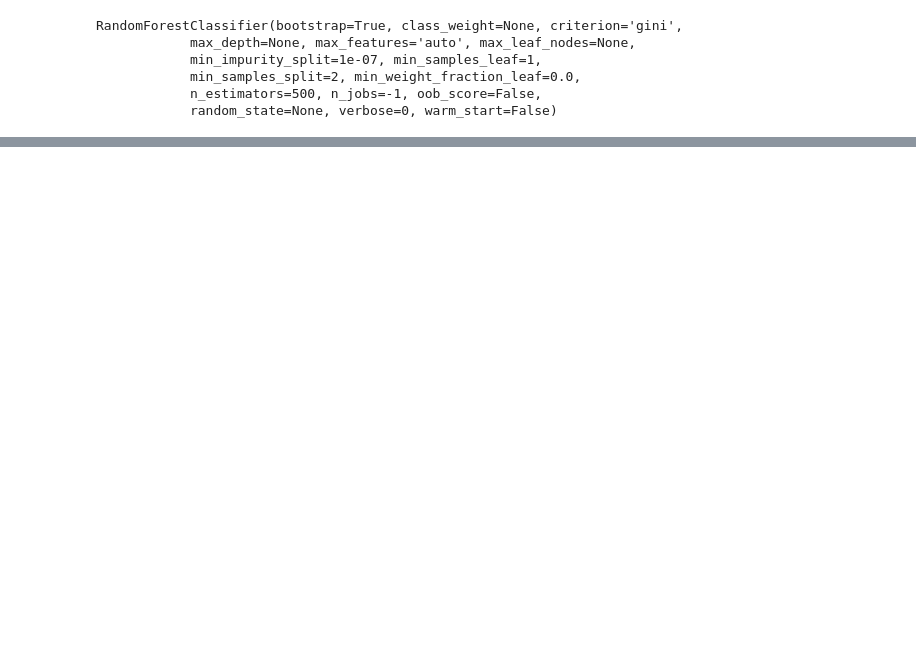
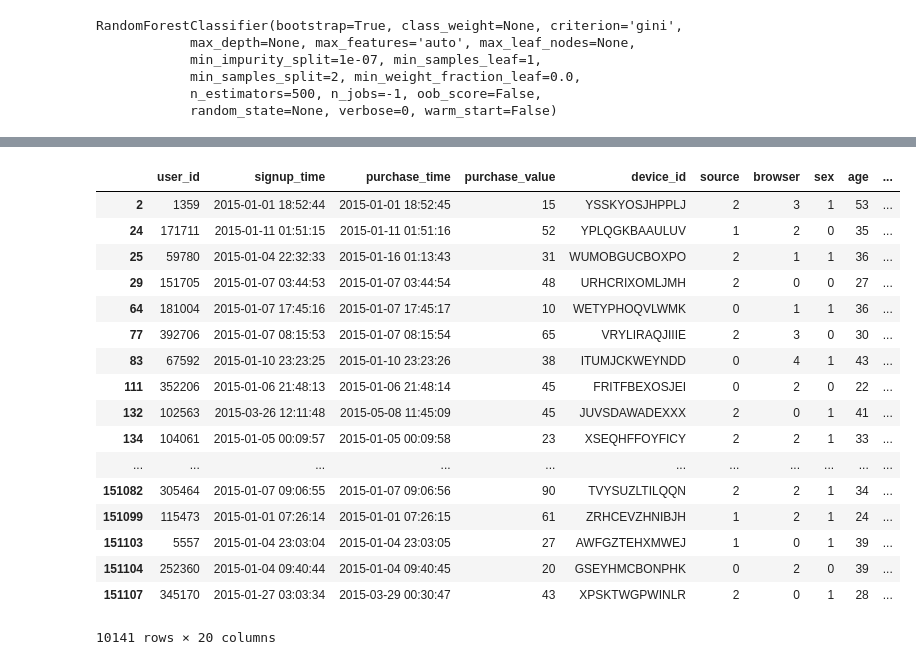
Before and after one commit to livenb/takehome_practice, a Jupyter notebook: Fraud/data_explore.ipynb, the cells around one changed output, grey strips where cells are left out. Saved outputs shown, nothing was run; the diff lists cells and outputs as text; code cells hidden in the pictures; blank space fills up the shorter version.

```diff
--- a/Fraud/data_explore.ipynb
+++ b/Fraud/data_explore.ipynb
@@ -680,0 +664,21 @@ plot_roc(y_test, y_pred, y_prob[:,1])
+# %%
+fraud[(fraud['multiple_user_dev'] == 1) &(fraud['class'] ==1)]
+# %% [output]
+|  | user_id | signup_time | purchase_time | purchase_value | device_id | source | browser | sex | age | ... |
+| 2 | 1359 | 2015-01-01 18:52:44 | 2015-01-01 18:52:45 | 15 | YSSKYOSJHPPLJ | 2 | 3 | 1 | 53 | ... |
+| 24 | 171711 | 2015-01-11 01:51:15 | 2015-01-11 01:51:16 | 52 | YPLQGKBAAULUV | 1 | 2 | 0 | 35 | ... |
+| 25 | 59780 | 2015-01-04 22:32:33 | 2015-01-16 01:13:43 | 31 | WUMOBGUCBOXPO | 2 | 1 | 1 | 36 | ... |
+| 29 | 151705 | 2015-01-07 03:44:53 | 2015-01-07 03:44:54 | 48 | URHCRIXOMLJMH | 2 | 0 | 0 | 27 | ... |
+| 64 | 181004 | 2015-01-07 17:45:16 | 2015-01-07 17:45:17 | 10 | WETYPHOQVLWMK | 0 | 1 | 1 | 36 | ... |
+| 77 | 392706 | 2015-01-07 08:15:53 | 2015-01-07 08:15:54 | 65 | VRYLIRAQJIIIE | 2 | 3 | 0 | 30 | ... |
+| 83 | 67592 | 2015-01-10 23:23:25 | 2015-01-10 23:23:26 | 38 | ITUMJCKWEYNDD | 0 | 4 | 1 | 43 | ... |
+| 111 | 352206 | 2015-01-06 21:48:13 | 2015-01-06 21:48:14 | 45 | FRITFBEXOSJEI | 0 | 2 | 0 | 22 | ... |
+| 132 | 102563 | 2015-03-26 12:11:48 | 2015-05-08 11:45:09 | 45 | JUVSDAWADEXXX | 2 | 0 | 1 | 41 | ... |
+| 134 | 104061 | 2015-01-05 00:09:57 | 2015-01-05 00:09:58 | 23 | XSEQHFFOYFICY | 2 | 2 | 1 | 33 | ... |
+| ... | ... | ... | ... | ... | ... | ... | ... | ... | ... | ... |
+| 151082 | 305464 | 2015-01-07 09:06:55 | 2015-01-07 09:06:56 | 90 | TVYSUZLTILQQN | 2 | 2 | 1 | 34 | ... |
+| 151099 | 115473 | 2015-01-01 07:26:14 | 2015-01-01 07:26:15 | 61 | ZRHCEVZHNIBJH | 1 | 2 | 1 | 24 | ... |
+| 151103 | 5557 | 2015-01-04 23:03:04 | 2015-01-04 23:03:05 | 27 | AWFGZTEHXMWEJ | 1 | 0 | 1 | 39 | ... |
+| 151104 | 252360 | 2015-01-04 09:40:44 | 2015-01-04 09:40:45 | 20 | GSEYHMCBONPHK | 0 | 2 | 0 | 39 | ... |
+| 151107 | 345170 | 2015-01-27 03:03:34 | 2015-03-29 00:30:47 | 43 | XPSKTWGPWINLR | 2 | 0 | 1 | 28 | ... |
+10141 rows × 20 columns
```
Also changed, not shown: parts of 21 cells of this notebook, 5 other files.
